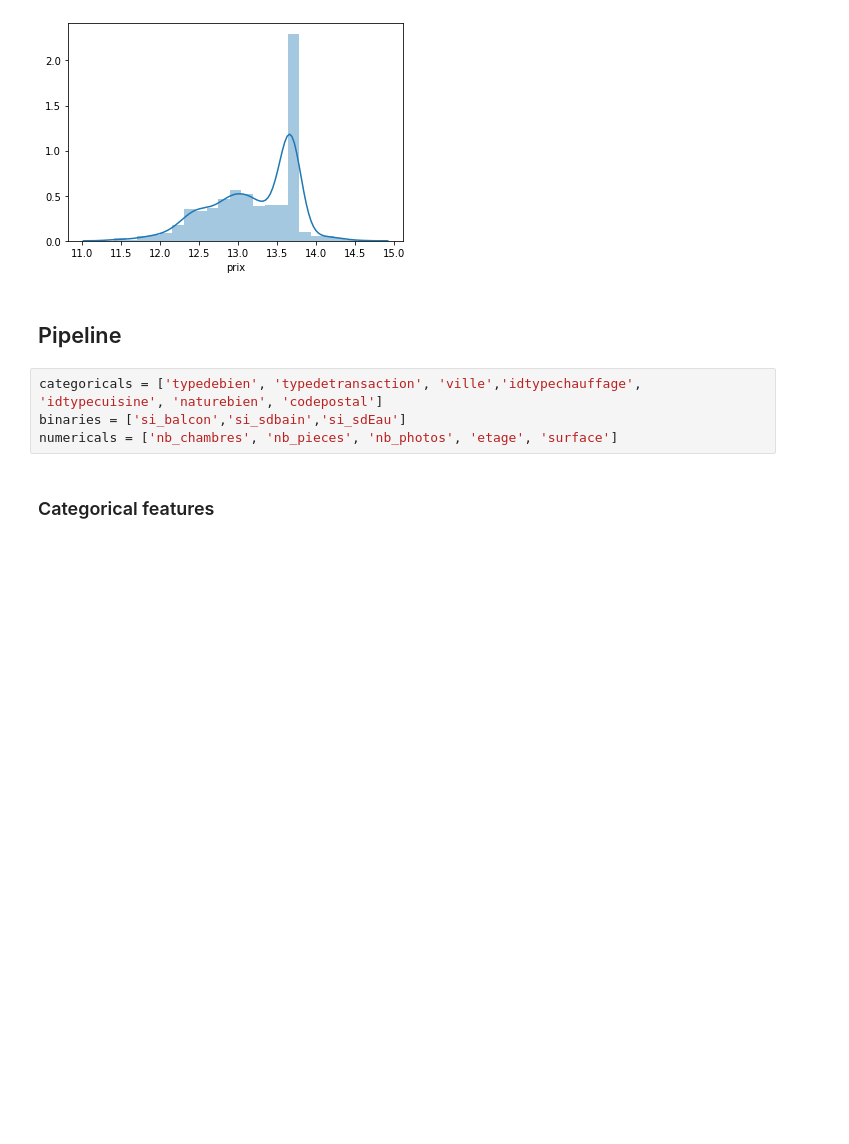
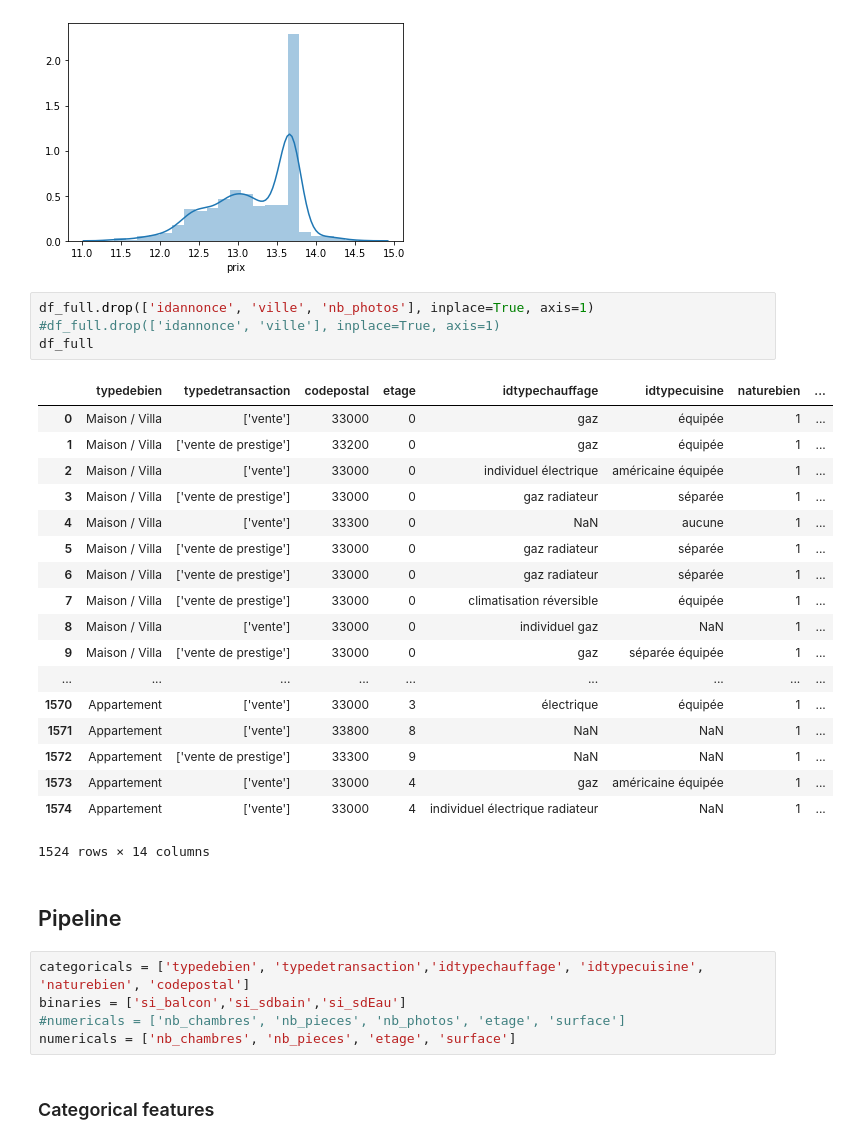
Before and after one commit to Simplon-IA-Bdx-1/realestate-ange-de-la-ville, a Jupyter notebook: model.ipynb, the cells around one changed output. Saved outputs shown, nothing was run; the diff lists cells and outputs as text; blank space fills up the shorter version.

```diff
--- a/model.ipynb
+++ b/model.ipynb
@@ -149,12 +159,36 @@ sns.distplot(np.log(df_full['prix']))
 # %% [output]
 <matplotlib.axes._subplots.AxesSubplot at 0x...>
 [figure]
+# %%
+df_full.drop(['idannonce', 'ville', 'nb_photos'], inplace=True, axis=1)
+#df_full.drop(['idannonce', 'ville'], inplace=True, axis=1)
+df_full
+# %% [output]
+|  | typedebien | typedetransaction | codepostal | etage | idtypechauffage | idtypecuisine | naturebien | ... |
+| 0 | Maison / Villa | ['vente'] | 33000 | 0 | gaz | équipée | 1 | ... |
+| 1 | Maison / Villa | ['vente de prestige'] | 33200 | 0 | gaz | équipée | 1 | ... |
+| 2 | Maison / Villa | ['vente'] | 33000 | 0 | individuel électrique | américaine équipée | 1 | ... |
+| 3 | Maison / Villa | ['vente de prestige'] | 33000 | 0 | gaz radiateur | séparée | 1 | ... |
+| 4 | Maison / Villa | ['vente'] | 33300 | 0 | NaN | aucune | 1 | ... |
+| 5 | Maison / Villa | ['vente de prestige'] | 33000 | 0 | gaz radiateur | séparée | 1 | ... |
+| 6 | Maison / Villa | ['vente de prestige'] | 33000 | 0 | gaz radiateur | séparée | 1 | ... |
+| 7 | Maison / Villa | ['vente de prestige'] | 33000 | 0 | climatisation réversible | équipée | 1 | ... |
+| 8 | Maison / Villa | ['vente'] | 33000 | 0 | individuel gaz | NaN | 1 | ... |
+| 9 | Maison / Villa | ['vente de prestige'] | 33000 | 0 | gaz | séparée équipée | 1 | ... |
+| ... | ... | ... | ... | ... | ... | ... | ... | ... |
+| 1570 | Appartement | ['vente'] | 33000 | 3 | électrique | équipée | 1 | ... |
+| 1571 | Appartement | ['vente'] | 33800 | 8 | NaN | NaN | 1 | ... |
+| 1572 | Appartement | ['vente de prestige'] | 33300 | 9 | NaN | NaN | 1 | ... |
+| 1573 | Appartement | ['vente'] | 33000 | 4 | gaz | américaine équipée | 1 | ... |
+| 1574 | Appartement | ['vente'] | 33000 | 4 | individuel électrique radiateur | NaN | 1 | ... |
+1524 rows × 14 columns
 # %% [markdown]
 ## Pipeline
 # %%
-categoricals = ['typedebien', 'typedetransaction', 'ville','idtypechauffage', 'idtypecuisine', 'naturebien', 'codepostal']
+categoricals = ['typedebien', 'typedetransaction','idtypechauffage', 'idtypecuisine', 'naturebien', 'codepostal']
 binaries = ['si_balcon','si_sdbain','si_sdEau']
-numericals = ['nb_chambres', 'nb_pieces', 'nb_photos', 'etage', 'surface']
+#numericals = ['nb_chambres', 'nb_pieces', 'nb_photos', 'etage', 'surface']
+numericals = ['nb_chambres', 'nb_pieces', 'etage', 'surface']
 # %% [markdown]
 ### Categorical features
 # %%
```
Also changed, not shown: parts of 10 cells of this notebook.
